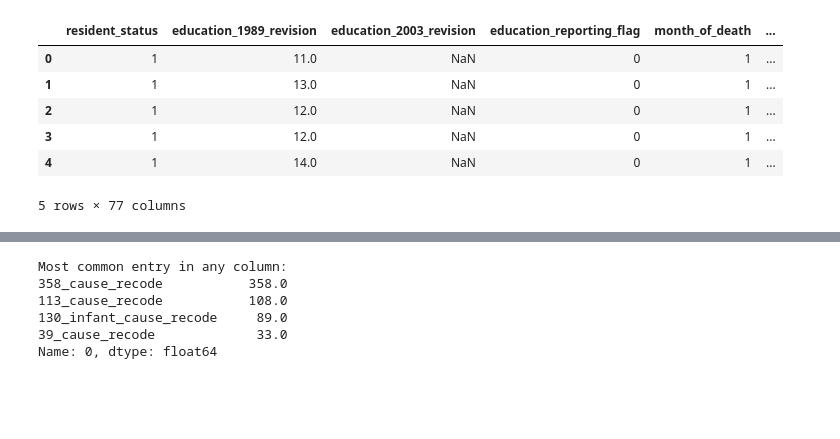
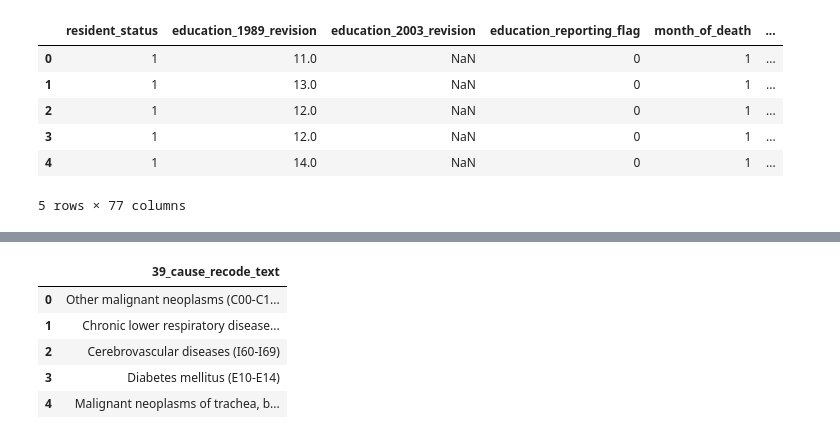
Before and after one commit to azmedtech/ASU_DA_Project1_Team2, a Jupyter notebook: US_Death_Data_Project.ipynb, the cells around one changed output, grey strips where cells are left out. Saved outputs shown, nothing was run; the diff lists cells and outputs as text; code cells hidden in the pictures; blank space fills up the shorter version.

Commit message:
Code to clean 2005 raw data CSV
initial commit

```diff
--- a/US_Death_Data_Project.ipynb
+++ b/US_Death_Data_Project.ipynb
@@ -92 +118,11 @@ SyntaxError: invalid decimal literal (2732831633.py, line 3)
+# %%
+raw_2005_DD_df["39_cause_recode_text"] = raw_2005_DD_df["39_cause_recode"].map(cause_recode_39)
+raw_2005_DD_df[["39_cause_recode_text"]].head()
+# %% [output]
+|  | 39_cause_recode_text |
+| 0 | Other malignant neoplasms (C00-C1... |
+| 1 | Chronic lower respiratory disease... |
+| 2 | Cerebrovascular diseases (I60-I69) |
+| 3 | Diabetes mellitus (E10-E14) |
+| 4 | Malignant neoplasms of trachea, b... |
 # %%
@@ -98,13 +133,2 @@ SyntaxError: invalid decimal literal (2732831633.py, line 3)
 # %%
 # Find the most common entry in any of the columns
-most_common_entry = clean_2005_DD_df.mode().iloc[0]
-
-print("Most common entry in any column:")
-print(most_common_entry)
-# %% [output]
-Most common entry in any column:
-358_cause_recode           358.0
-113_cause_recode           108.0
-130_infant_cause_recode     89.0
-39_cause_recode             33.0
-Name: 0, dtype: float64
```
Also changed, not shown: parts of 14 cells of this notebook.
